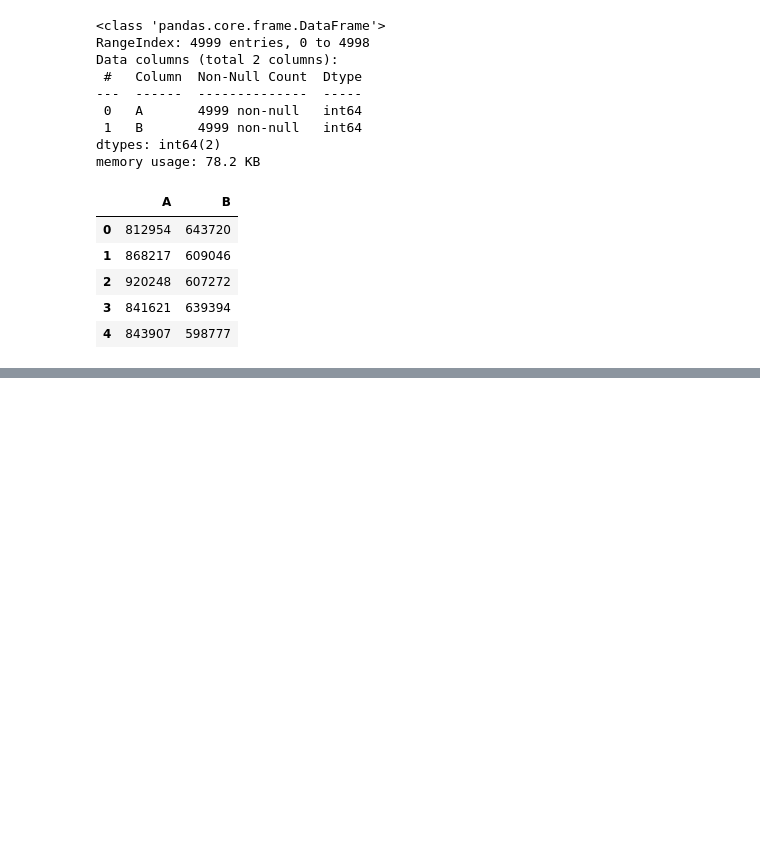
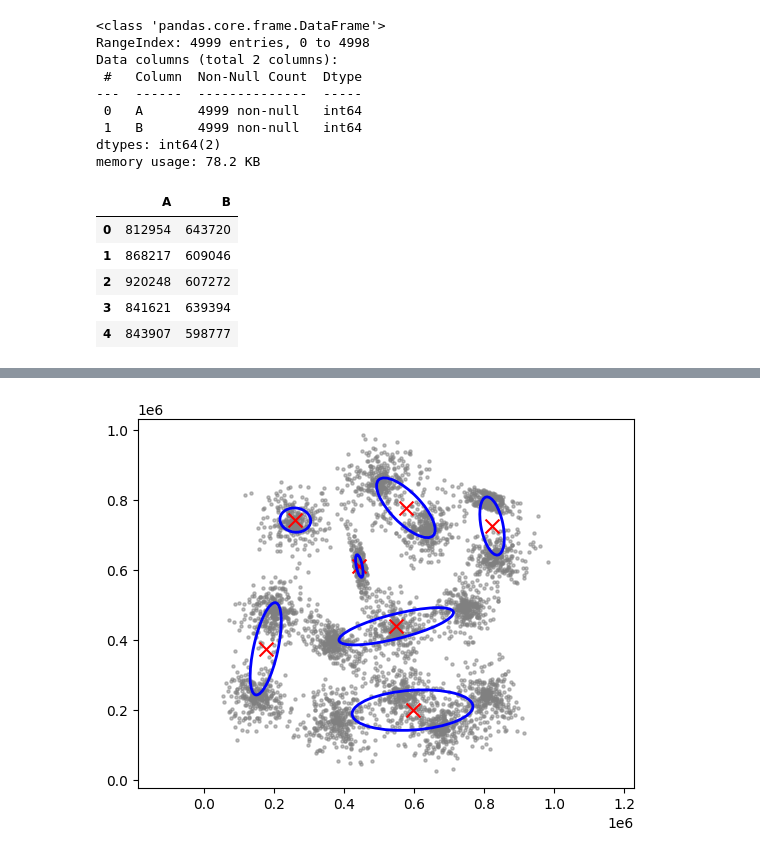
Before and after one commit to NazaGonella/TP04-machine-learning, a Jupyter notebook: Gonella_Nazareno_Notebook_TP4.ipynb, the cells around one changed output, grey strips where cells are left out. Cells and saved outputs as stored; diff of their text form; code cells hidden in the pictures; blank space fills up the shorter version.

```diff
--- a/Gonella_Nazareno_Notebook_TP4.ipynb
+++ b/Gonella_Nazareno_Notebook_TP4.ipynb
@@ -107,0 +108,7 @@ plt.show()
+# %%
+X: np.ndarray = clustering_df.to_numpy()
+gmm_model = models.GMM(X, 10)
+mu, cov, coef = gmm_model.fit_gaussians(runs=10)
+print("\nCENTROIDES")
+for c, i in zip(mu, range(1, len(mu) + 1)):
+    print(f"Cluster = {i:02d} | A: {c[0]}, B: {c[1]}")
@@ -107,0 +124,4 @@ plt.show()
+# %%
+gmm_model.plot_gmm()
+# %% [output]
+[figure, added]
```
Also changed, not shown: parts of 5 cells of this notebook, 2 other files.
